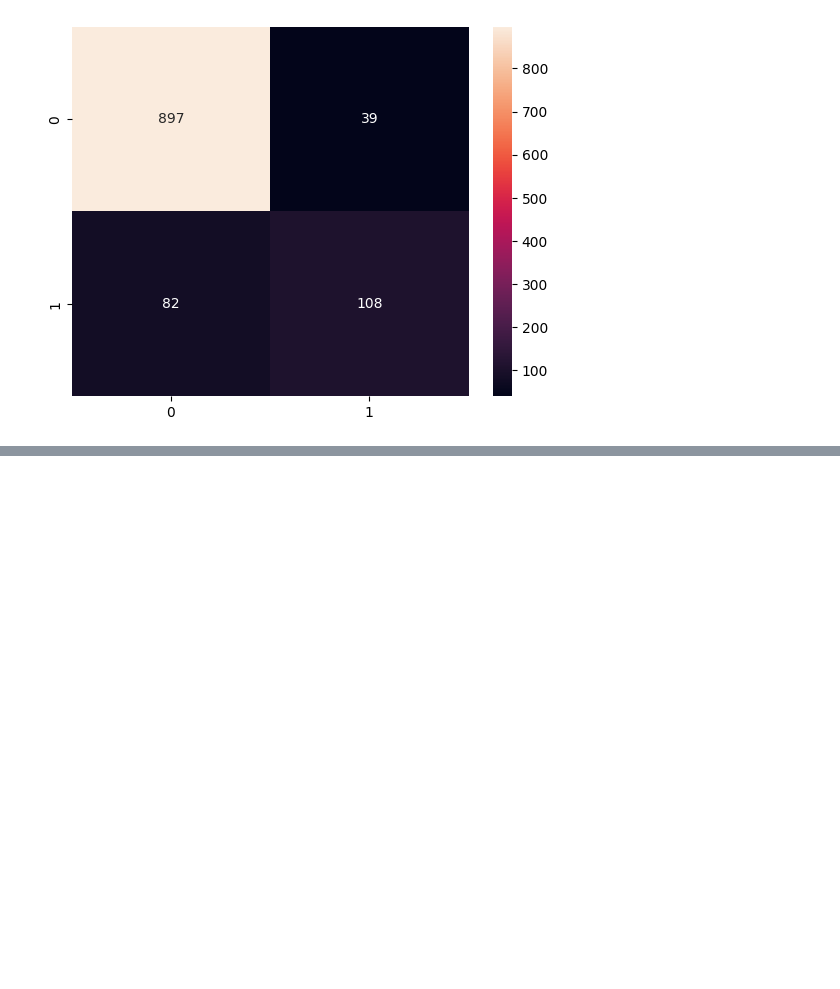
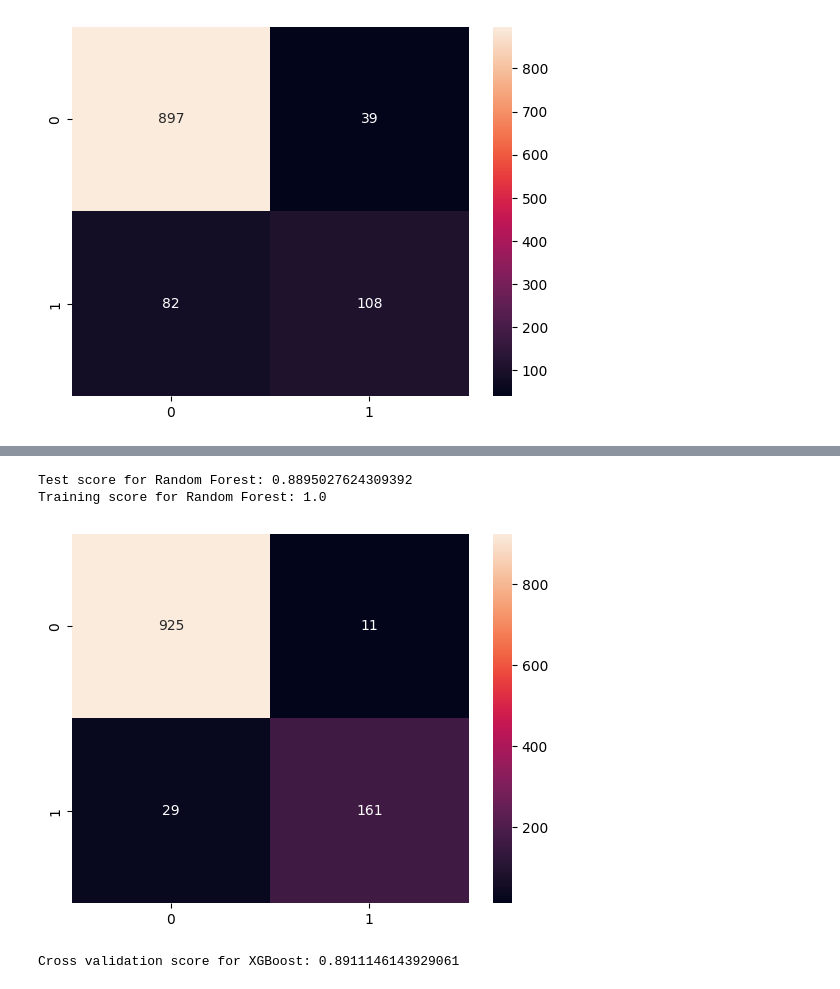
Before and after one commit to MuhammadAshraful/E-commerce-Churn-Insight-Pipeline, a Jupyter notebook: Data_Processing.ipynb, the cells around one changed output, grey strips where cells are left out. Drawn from its saved outputs; the diff is of its cells as text; code cells hidden in the pictures; blank space fills up the shorter version.

```diff
--- a/Data_Processing.ipynb
+++ b/Data_Processing.ipynb
@@ -101,0 +133,21 @@ Training score for Logistic Regression: 0.6497305619707467
+# %%
+#use Random Forest pipeline to predict test and train sample
+rf_pipe.fit(X_train,y_train)
+print(f"Test score for Random Forest: {f1_score(y_test, rf_pipe.predict(X_test))}")
+print(f"Training score for Random Forest: {f1_score(y_train, rf_pipe.predict(X_train))}")
+rf_mat = confusion_matrix(y_test, rf_pipe.predict(X_test))
+sns.heatmap(rf_mat, annot=True,fmt="g")
+plt.show()
+# %% [output]
+Test score for Random Forest: 0.8895027624309392
+Training score for Random Forest: 1.0
+[figure, added]
+# %%
+#Build XGBoost pipeline
+xgb_pipe = Pipeline([('imputer',IterativeImputer(random_state=0)),('scaler',StandardScaler()),
+                    ('xgb',XGBClassifier(verbosity=0,use_label_encoder=False))])
+
+#cross validate XGBoost model
+print(f"Cross validation score for XGBoost: {np.mean(cross_val_score(xgb_pipe, X_train, y_train, cv=skfcv, scoring='f1'))}")
+# %% [output]
+Cross validation score for XGBoost: 0.8911146143929061
```
Also changed, not shown: parts of 12 cells of this notebook, 1 other file.
